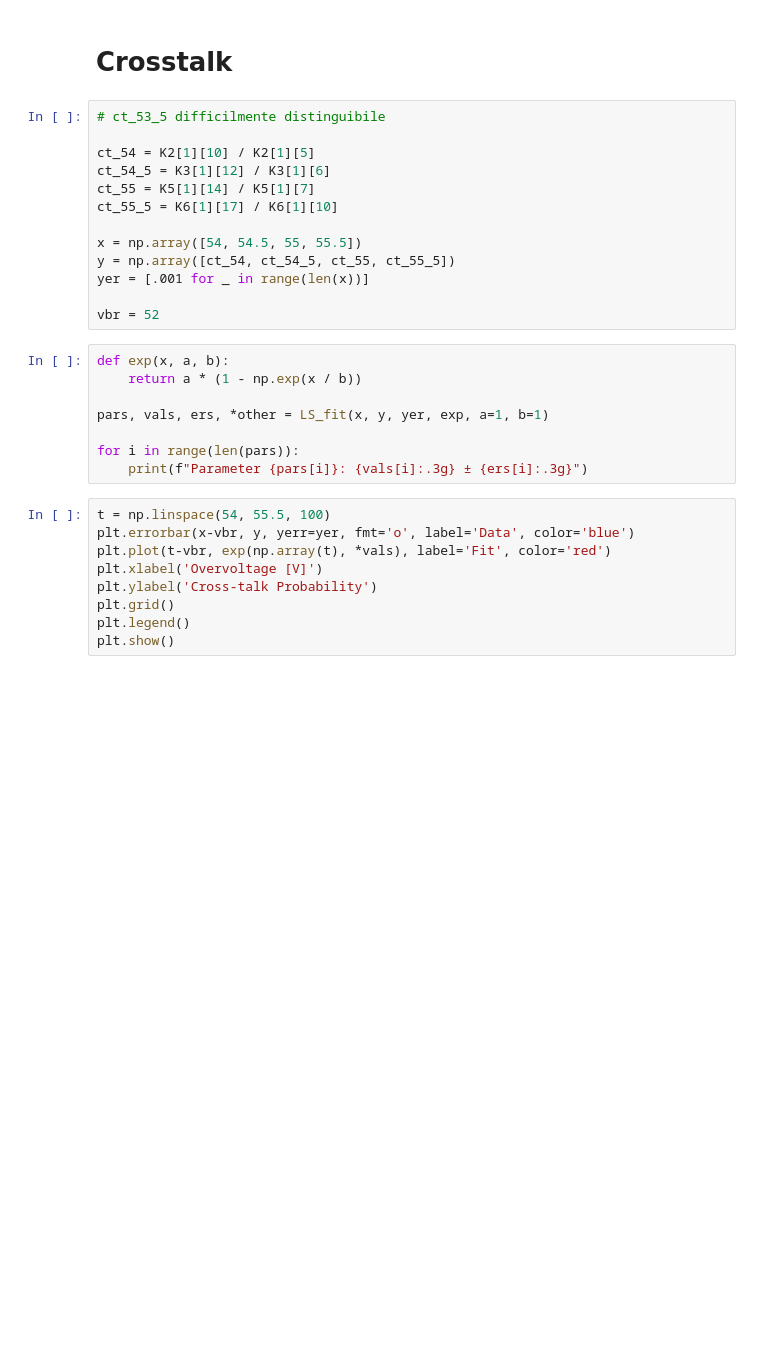
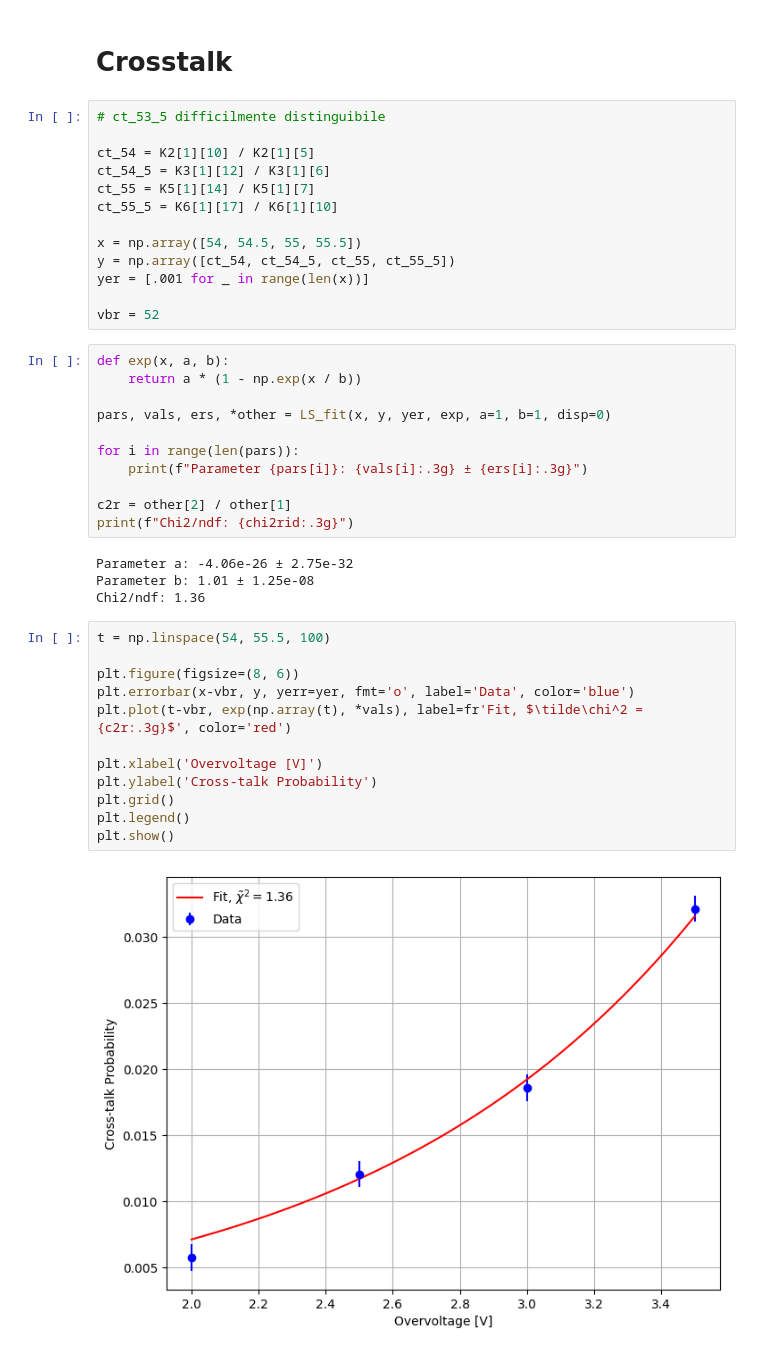
Before and after one commit to Pavar0tty/Laboratorio_SiPM, a Jupyter notebook: Analisi/Parte 1/Analisi Dark_Ladder/Analisi_Staircase.ipynb, the cells around one changed output. Cells and saved outputs as stored; diff of their text form; blank space fills up the shorter version.

```diff
--- a/Analisi/Parte 1/Analisi Dark_Ladder/Analisi_Staircase.ipynb
+++ b/Analisi/Parte 1/Analisi Dark_Ladder/Analisi_Staircase.ipynb
@@ -84,16 +87,28 @@ vbr = 52
 def exp(x, a, b):
     return a * (1 - np.exp(x / b))
 
-pars, vals, ers, *other = LS_fit(x, y, yer, exp, a=1, b=1)
+pars, vals, ers, *other = LS_fit(x, y, yer, exp, a=1, b=1, disp=0)
 
 for i in range(len(pars)):
     print(f"Parameter {pars[i]}: {vals[i]:.3g} ± {ers[i]:.3g}")
+
+c2r = other[2] / other[1]
+print(f"Chi2/ndf: {chi2rid:.3g}")
+# %% [output]
+Parameter a: -4.06e-26 ± 2.75e-32
+Parameter b: 1.01 ± 1.25e-08
+Chi2/ndf: 1.36
 # %%
 t = np.linspace(54, 55.5, 100)
+
+plt.figure(figsize=(8, 6))
 plt.errorbar(x-vbr, y, yerr=yer, fmt='o', label='Data', color='blue')
-plt.plot(t-vbr, exp(np.array(t), *vals), label='Fit', color='red')
+plt.plot(t-vbr, exp(np.array(t), *vals), label=fr'Fit, $\tilde\chi^2 = {c2r:.3g}$', color='red')
+
 plt.xlabel('Overvoltage [V]')
 plt.ylabel('Cross-talk Probability')
 plt.grid()
 plt.legend()
 plt.show()
+# %% [output]
+[figure, added]
```
Also changed, not shown: parts of 1 cell of this notebook, 1 other file.
